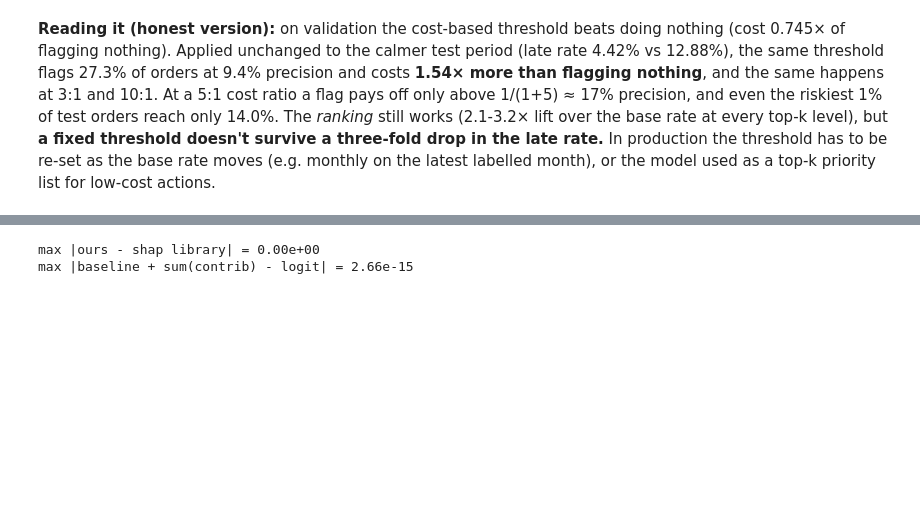
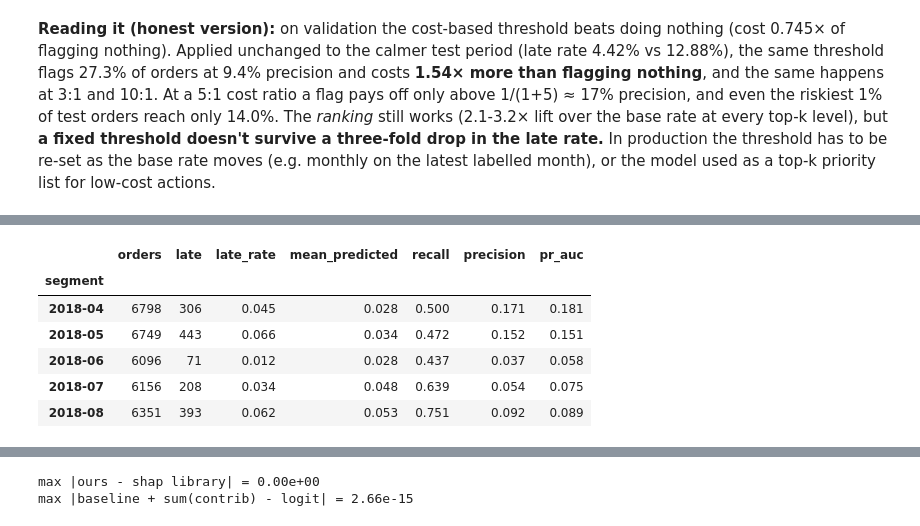
Before and after one commit to MasoodManzoorAhmed/ecommerce-customer-experience-analytics-with-GenAI, a Jupyter notebook: notebooks/02_late_delivery_model.ipynb, the cells around one changed output, grey strips where cells are left out. Drawn from its saved outputs; the diff is of its cells as text; code cells hidden in the pictures; blank space fills up the shorter version.

```diff
--- a/notebooks/02_late_delivery_model.ipynb
+++ b/notebooks/02_late_delivery_model.ipynb
@@ -349,0 +407,14 @@ dtype: float64
+# %%
+test_rows = table[table["split"] == "test"].reset_index(drop=True)
+by_month = segment_metrics(
+    test_rows["purchase_ts"].dt.strftime("%Y-%m"), y_te, p_te_lr, chosen["threshold"]
+)
+by_month.round(3)
+# %% [output]
+|  | orders | late | late_rate | mean_predicted | recall | precision | pr_auc |
+| segment |  |  |  |  |  |  |  |
+| 2018-04 | 6798 | 306 | 0.045 | 0.028 | 0.500 | 0.171 | 0.181 |
+| 2018-05 | 6749 | 443 | 0.066 | 0.034 | 0.472 | 0.152 | 0.151 |
+| 2018-06 | 6096 | 71 | 0.012 | 0.028 | 0.437 | 0.037 | 0.058 |
+| 2018-07 | 6156 | 208 | 0.034 | 0.048 | 0.639 | 0.054 | 0.075 |
+| 2018-08 | 6351 | 393 | 0.062 | 0.053 | 0.751 | 0.092 | 0.089 |
```
Also changed, not shown: parts of 15 cells of this notebook, 19 other files.
